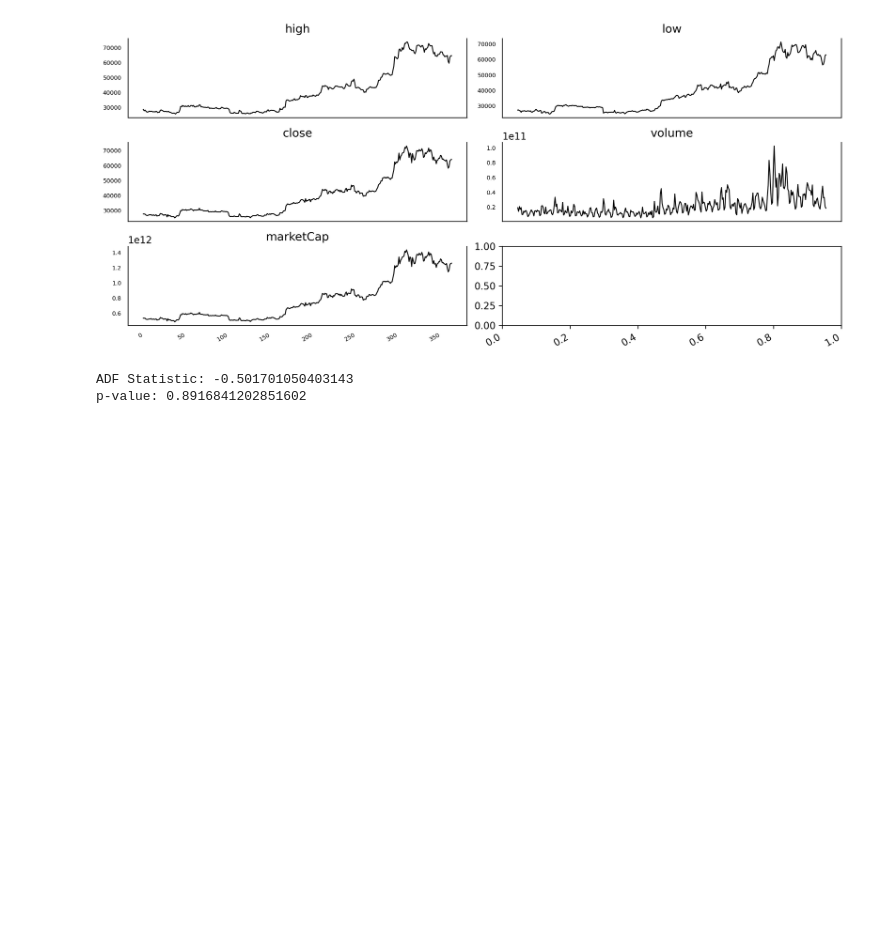
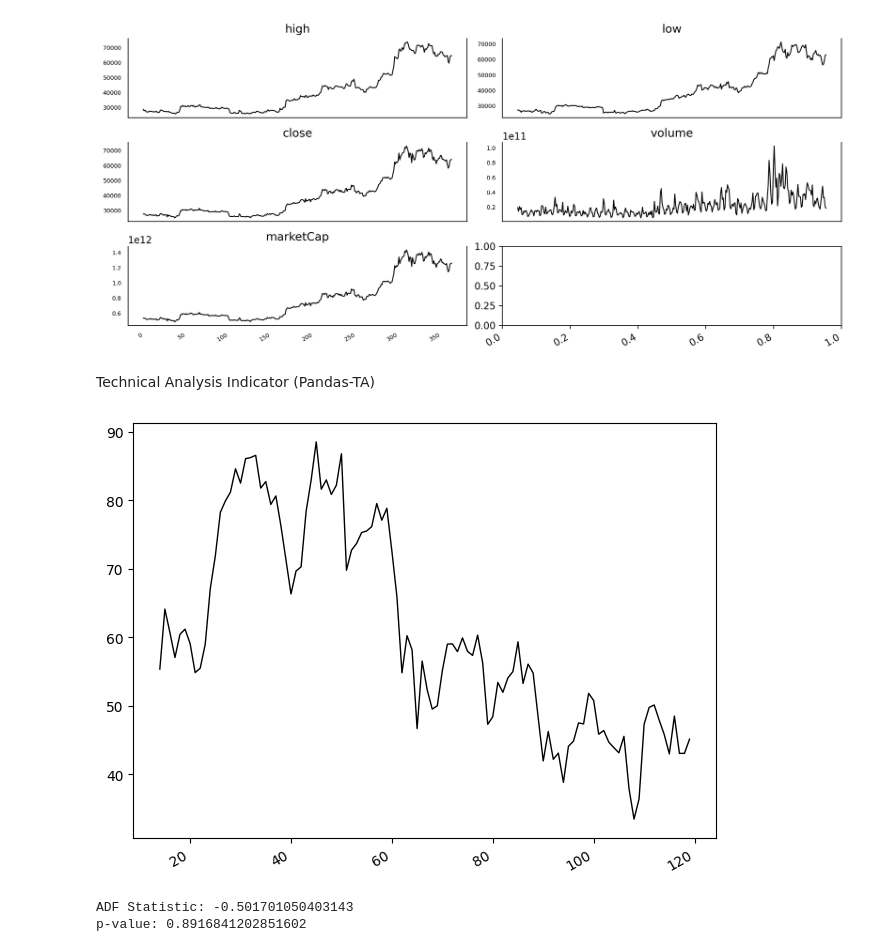
Before and after one commit to baloochyb/PricePrediction, a Jupyter notebook: time_series.ipynb, the cells around one changed output. Cells and saved outputs as stored; diff of their text form; code cells hidden in the pictures; blank space fills up the shorter version.

```diff
--- a/time_series.ipynb
+++ b/time_series.ipynb
@@ -1283,6 +1283,18 @@ plt.tight_layout()
 # %%
 target = bitcoin['high']
 exog = bitcoin[['low', 'close', 'volume', 'marketCap']]
+# %% [markdown]
+Technical Analysis Indicator (Pandas-TA)
+# %%
+import pandas_ta as ta
+atr = ta.atr(low=bitcoin['low'], high=bitcoin['high'], close=bitcoin['close'], length=1)
+rsi = ta.rsi(close=bitcoin['close'], length=14)
+fig, ax = plt.subplots()
+ax.plot(rsi, color='black', linewidth=1)
+fig.autofmt_xdate()
+plt.tight_layout()
+# %% [output]
+[figure, added]
 # %%
 ad_fuller_result = adfuller(target)
 print(f'ADF Statistic: {ad_fuller_result[0]}')
```
